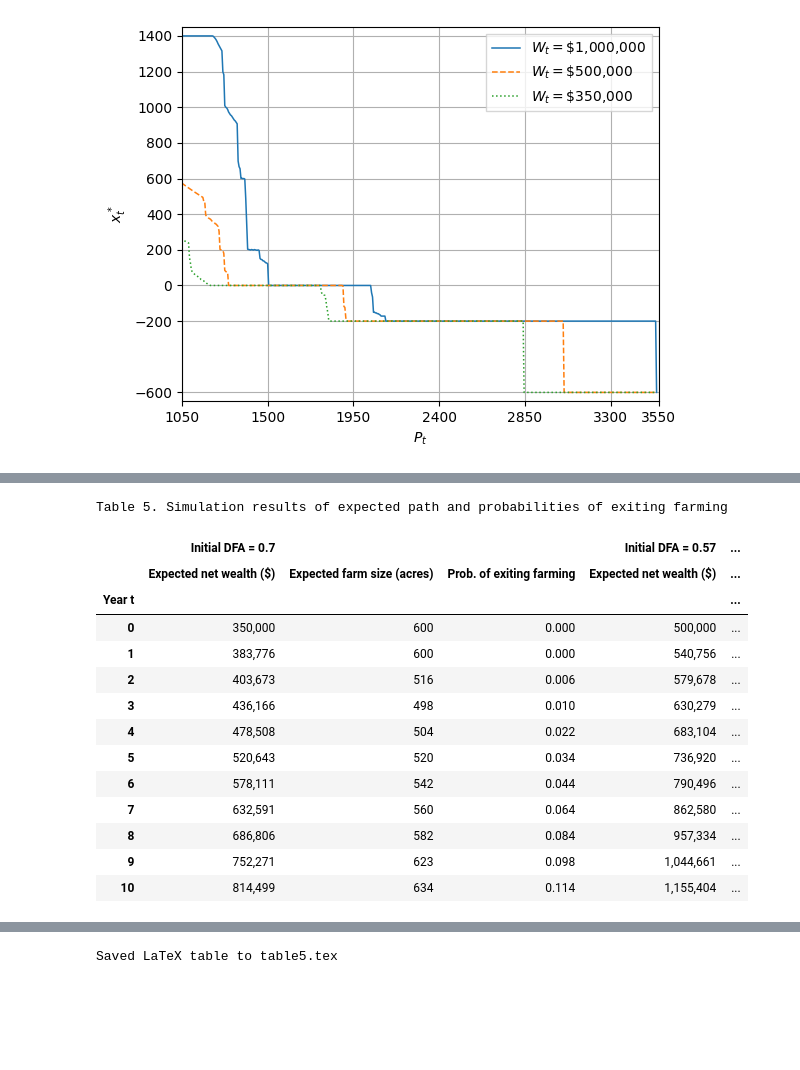
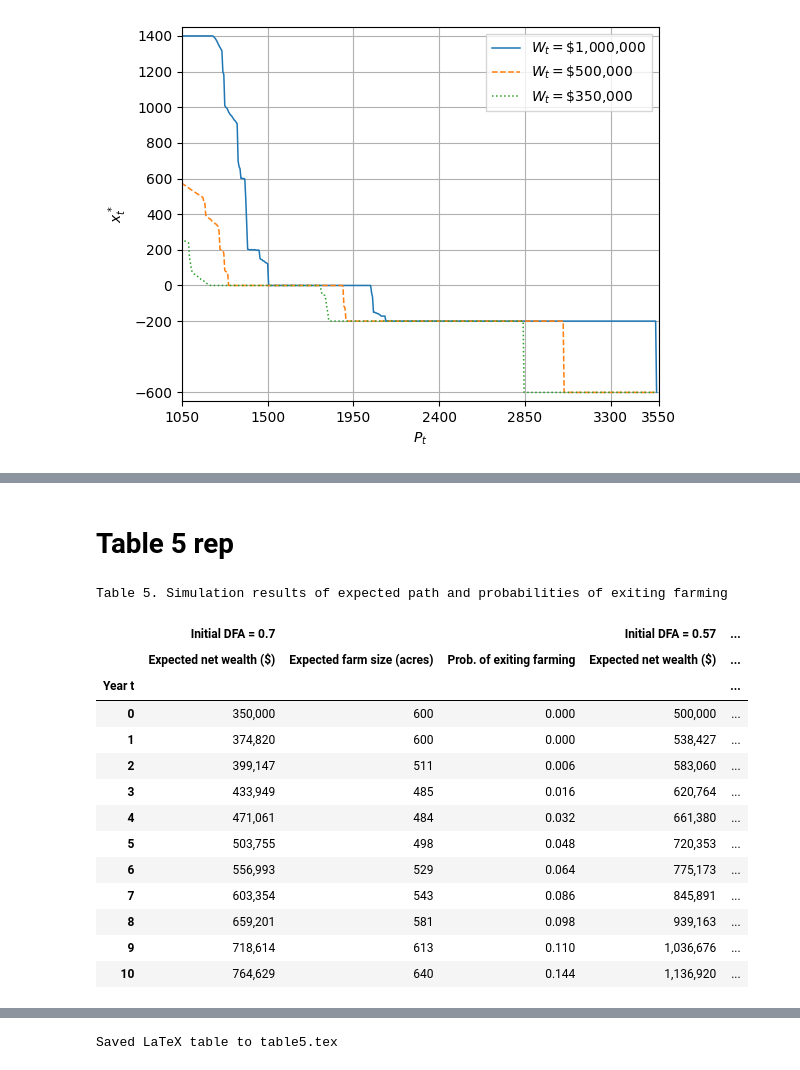
Before and after one commit to mikkelfe/Dynamic-Programming-Project, a Jupyter notebook: Finished_model.ipynb, the cells around one changed output, grey strips where cells are left out. Cells and saved outputs as stored; diff of their text form; code cells hidden in the pictures; blank space fills up the shorter version.

```diff
--- a/Finished_model.ipynb
+++ b/Finished_model.ipynb
@@ -134,40 +94,31 @@ plt.show()
+# %% [markdown]
+# Table 5 rep
+# %%
+
+from dynprolib.pyfriendly import (
+    PortfolioConfig,
+    build_model_arrays,
+    choose_value_maximizer,
+    gauss_hermite_multinormal,
+    get_value_maximizer,
+    solve_model_coefficients,
+    transition_next_state,
+)
+rng = np.random.default_rng(42)
+n_sims = 500
+n_years = 10
 # %%
-import numpy as np
-import pandas as pd
-from IPython.display import display
 
-from dynprolib.pyfriendly import (
-    PortfolioConfig,
-    build_model_arrays,
-    choose_value_maximizer,
-    gauss_hermite_multinormal,
-    get_value_maximizer,
-    solve_model_coefficients,
-    transition_next_state,
-)
 
-# Generate Table 5 by simulation.
-# This mirrors the MATLAB pathT.m bookkeeping: farms exit irreversibly,
-# exited farms stay in the sample, and the exit probability is cumulative.
-rng = np.random.default_rng(2026)
-n_sims = 500
-n_years = 10
+cfg_struct = PortfolioConfig()
+cfg_struct.n = (7, 7, 5, 21)
+cfg_struct.q = 41
+cfg_struct.qf = 21
+cfg_struct.m = (5, 5)
+cfg_struct.T = 19
+cfg_struct.t1 = 1
 
-try:
-    cfg_struct
-except NameError:
-    cfg_struct = PortfolioConfig()
-    cfg_struct.n = (7, 7, 5, 21)
-    cfg_struct.q = 41
-    cfg_struct.qf = 21
-    cfg_struct.m = (5, 5)
-    cfg_struct.T = 19
-    cfg_struct.t1 = 1
-
-try:
-    copt_local
-except NameError:
-    copt_local = solve_model_coefficients(cfg_struct)
+copt_local = solve_model_coefficients(cfg_struct)
 
 arrays = build_model_arrays(cfg_struct)
 n = arrays["n"]
@@ -248,40 +199,40 @@ for scenario_name, initial_wealth in scenario_specs:
 
         rows.append(
             {
                 "Expected net wealth ($)": states[:, 3].mean(),
                 "Expected farm size (acres)": states[:, 2].mean(),
                 "Prob. of exiting farming": cumulative_exit,
             }
         )
 
     scenario_df = pd.DataFrame(rows, index=pd.Index(range(n_years + 1), name="Year t"))
     scenario_df.columns = pd.MultiIndex.from_product([[scenario_name], scenario_df.columns])
     all_series.append(scenario_df)
 
 
 table5 = pd.concat(all_series, axis=1)
 
 display_table5 = table5.copy()
 for scenario_name, _ in scenario_specs:
     display_table5[(scenario_name, "Expected net wealth ($)")] = display_table5[(scenario_name, "Expected net wealth ($)")].map(lambda v: f"{v:,.0f}")
     display_table5[(scenario_name, "Expected farm size (acres)")] = display_table5[(scenario_name, "Expected farm size (acres)")].map(lambda v: f"{v:,.0f}")
     display_table5[(scenario_name, "Prob. of exiting farming")] = display_table5[(scenario_name, "Prob. of exiting farming")].map(lambda v: f"{v:.3f}")
 
 print("Table 5. Simulation results of expected path and probabilities of exiting farming")
 display(display_table5)
 # %% [output]
 Table 5. Simulation results of expected path and probabilities of exiting farming
 |  | Initial DFA = 0.7 |  |  | Initial DFA = 0.57 | ... |
 |  | Expected net wealth ($) | Expected farm size (acres) | Prob. of exiting farming | Expected net wealth ($) | ... |
 | Year t |  |  |  |  | ... |
 | 0 | 350,000 | 600 | 0.000 | 500,000 | ... |
-| 1 | 383,776 | 600 | 0.000 | 540,756 | ... |
-| 2 | 403,673 | 516 | 0.006 | 579,678 | ... |
-| 3 | 436,166 | 498 | 0.010 | 630,279 | ... |
-| 4 | 478,508 | 504 | 0.022 | 683,104 | ... |
-| 5 | 520,643 | 520 | 0.034 | 736,920 | ... |
-| 6 | 578,111 | 542 | 0.044 | 790,496 | ... |
-| 7 | 632,591 | 560 | 0.064 | 862,580 | ... |
-| 8 | 686,806 | 582 | 0.084 | 957,334 | ... |
-| 9 | 752,271 | 623 | 0.098 | 1,044,661 | ... |
-| 10 | 814,499 | 634 | 0.114 | 1,155,404 | ... |
+| 1 | 374,820 | 600 | 0.000 | 538,427 | ... |
+| 2 | 399,147 | 511 | 0.006 | 583,060 | ... |
+| 3 | 433,949 | 485 | 0.016 | 620,764 | ... |
+| 4 | 471,061 | 484 | 0.032 | 661,380 | ... |
+| 5 | 503,755 | 498 | 0.048 | 720,353 | ... |
+| 6 | 556,993 | 529 | 0.064 | 775,173 | ... |
+| 7 | 603,354 | 543 | 0.086 | 845,891 | ... |
+| 8 | 659,201 | 581 | 0.098 | 939,163 | ... |
+| 9 | 718,614 | 613 | 0.110 | 1,036,676 | ... |
+| 10 | 764,629 | 640 | 0.144 | 1,136,920 | ... |
```
Also changed, not shown: parts of 16 cells of this notebook, 12 other files.
